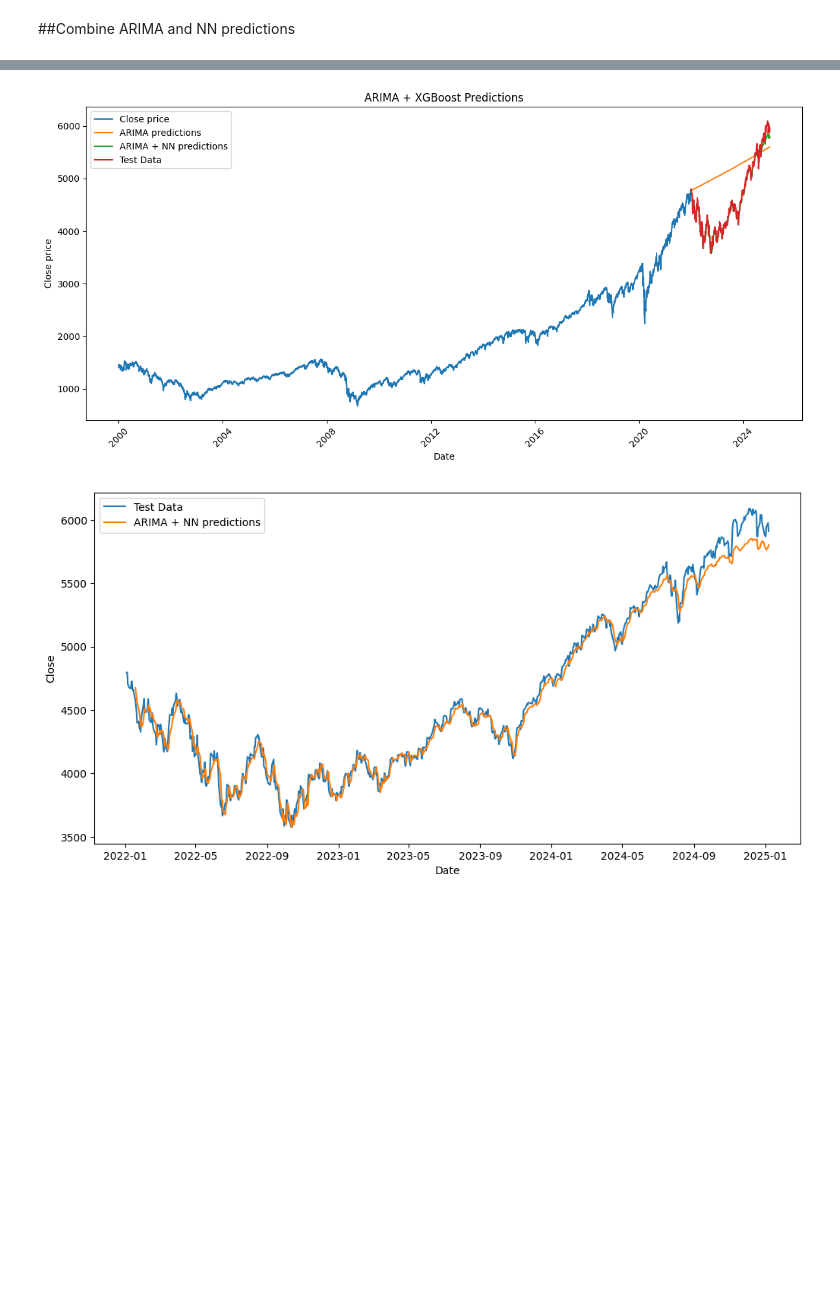
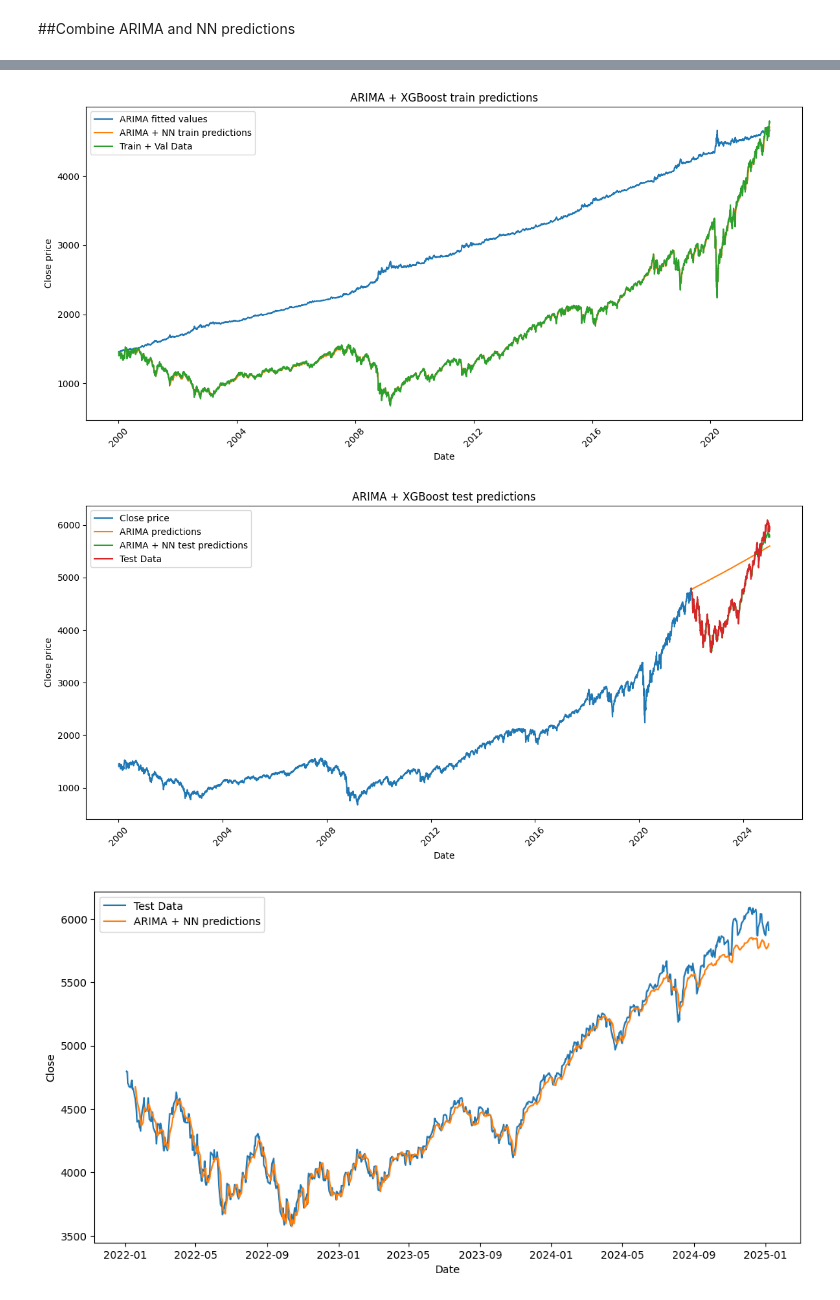
Before and after one commit to andreadamiano/Arbitrated-Dynamic-Ensemble, a Jupyter notebook: Project_code/CNN LSTM/CNN LSTM model.ipynb, the cells around one changed output, grey strips where cells are left out. Saved outputs shown, nothing was run; the diff lists cells and outputs as text; code cells hidden in the pictures; blank space fills up the shorter version.

Commit message:
fixed NN predictions

```diff
--- a/Project_code/CNN LSTM/CNN LSTM model.ipynb
+++ b/Project_code/CNN LSTM/CNN LSTM model.ipynb
@@ -1109,58 +1109,86 @@ models = [LSTM_model, CNN_model, parallelCNNLSTM_model, LSTM_CNN_model] #model i
 for model_name, model in zip(model_names, models):
     print(model)
     #generate predictions
-    # prediction, actual = inference(model, test_extended_loader)
     prediction, actual = inference(model, test_loader)
+    train_predictions, actual_train = inference(model, train_val_loader)
 
     #rescale predictions
     prediction = scaler.inverse_transform(prediction)
     actual = scaler.inverse_transform(actual)
+    train_predictions = scaler.inverse_transform(train_predictions)
+    actual_train = scaler.inverse_transform(actual_train)
 
-    #predictions on the test_loader
+    #set index
     prediction = pd.DataFrame(prediction)
     prediction.index = test_data[10:].index
     actual = pd.DataFrame(actual)
     actual.index = test_data[10:].index
 
-    #combine arima and NN predictions
-    ARIMA_NN_predictions = ARIMA_predictions[10:] + prediction[0]
+    train_predictions = pd.DataFrame(train_predictions)
+    train_predictions.index = train_val_data[10:].index
+    actual_train = pd.DataFrame(actual_train)
+    actual_train.index = train_val_data[10:].index
+
+    #combine arima and NN predictions on test set
+    ARIMA_NN_test_predictions = ARIMA_predictions[10:] + prediction[0]
+
+    #combine arima and NN predictions on train set
+    ARIMA_NN_train_predictions = fitted_values.iloc[10:,0].values + train_predictions[0]
+
 
     #visualize
+    #predictions on train set
     plt.figure(figsize=(12, 6))
-    sns.lineplot(data = Close_price.loc[train_val_data.index], label="Close price")
-    sns.lineplot(x=test_data.index, y=ARIMA_predictions.values.ravel(), label="ARIMA predictions")
+    # sns.lineplot(data = Close_price.loc[train_val_data.index], label="Close price")
+    sns.lineplot(x=train_val_data.index, y=fitted_values.values.ravel(), label="ARIMA fitted values")
     # sns.lineplot(x=test_data.index, y=XGBoost_predictions.values.ravel(), label="XGBoost predictions")
-    sns.lineplot(x=test_data.index[10:], y=ARIMA_NN_predictions, label="ARIMA + NN predictions")
-    sns.lineplot(x=test_data.index, y=Close_price.loc[test_data.index ], label="Test Data")
-    plt.title('ARIMA + XGBoost Predictions')
+    sns.lineplot(x=train_val_data.index[10:], y=ARIMA_NN_train_predictions, label="ARIMA + NN train predictions")
+    sns.lineplot(x=train_val_data.index, y=Close_price.loc[train_val_data.index ], label="Train + Val Data")
+    plt.title('ARIMA + XGBoost train predictions')
     plt.xlabel('Date')
     plt.ylabel('Close price')
     plt.xticks(rotation=45)  # Rotate x-axis labels
     plt.tight_layout() # Automatically adjusts the layout
     plt.legend()
     plt.show()
 
 
+    #predictions on test set
+    plt.figure(figsize=(12, 6))
+    sns.lineplot(data = Close_price.loc[train_val_data.index], label="Close price")
+    sns.lineplot(x=test_data.index, y=ARIMA_predictions.values.ravel(), label="ARIMA predictions")
+    # sns.lineplot(x=test_data.index, y=XGBoost_predictions.values.ravel(), label="XGBoost predictions")
+    sns.lineplot(x=test_data.index[10:], y=ARIMA_NN_test_predictions, label="ARIMA + NN test predictions")
+    sns.lineplot(x=test_data.index, y=Close_price.loc[test_data.index ], label="Test Data")
+    plt.title('ARIMA + XGBoost test predictions')
+    plt.xlabel('Date')
+    plt.ylabel('Close price')
+    plt.xticks(rotation=45)  # Rotate x-axis labels
+    plt.tight_layout() # Automatically adjusts the layout
+    plt.legend()
+    plt.show()
+
     #close up
     plt.figure(figsize=(12, 6))
     sns.lineplot(x=test_data.index, y=Close_price.loc[test_data.index ], label="Test Data")
-    sns.lineplot(x=test_data[10:].index, y=ARIMA_NN_predictions, label="ARIMA + NN predictions")
+    sns.lineplot(x=test_data[10:].index, y=ARIMA_NN_test_predictions, label="ARIMA + NN predictions")
     plt.show()
 
 
     #save ARIMA + XGBoost predictions
-    # drive.mount('/content/gdrive')
-    # file_path = '/content/gdrive/MyDrive/università/Machine_learning/Project_code/XGBoost/ARIMA_XGBoost_predictions.csv'
-    # ARIMA_XGBoost_predictions = pd.Series(ARIMA_XGBoost_predictions, index=test_data.index)
-    # ARIMA_XGBoost_predictions.to_csv(file_path, index=True)
+    drive.mount('/content/gdrive')
+    file_path = f'/content/gdrive/MyDrive/università/Machine_learning/Project_code/CNN LSTM/ARIMA_{model_name}_predictions.csv'
+    ARIMA_NN_test_predictions = pd.Series(ARIMA_NN_test_predictions, index=test_data.index)
+    ARIMA_NN_test_predictions.to_csv(file_path, index=True)
 # %% [output]
 LSTM(
   (lstm): LSTM(1, 512, num_layers=3, batch_first=True, dropout=0.3)
   (fc1): Linear(in_features=512, out_features=256, bias=True)
   (fc2): Linear(in_features=256, out_features=128, bias=True)
   (fc3): Linear(in_features=128, out_features=1, bias=True)
   (relu): ReLU()
   (dropout): Dropout(p=0.3, inplace=False)
 )
-[figure, old version]
+[figure, new version]
-[figure, old version]
+[figure, new version]
+[figure, new version]
```
Also changed, not shown: parts of 2 cells of this notebook, 9 other files.
